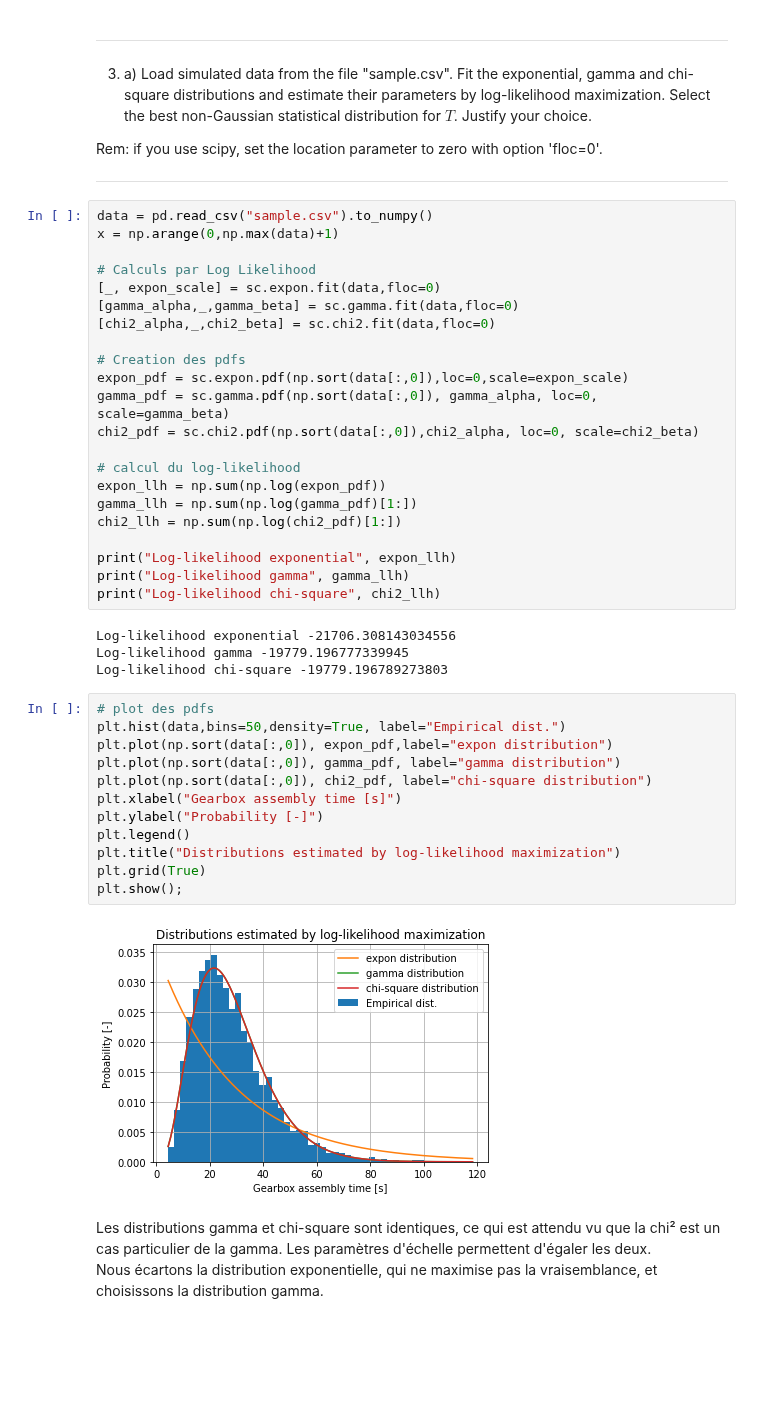
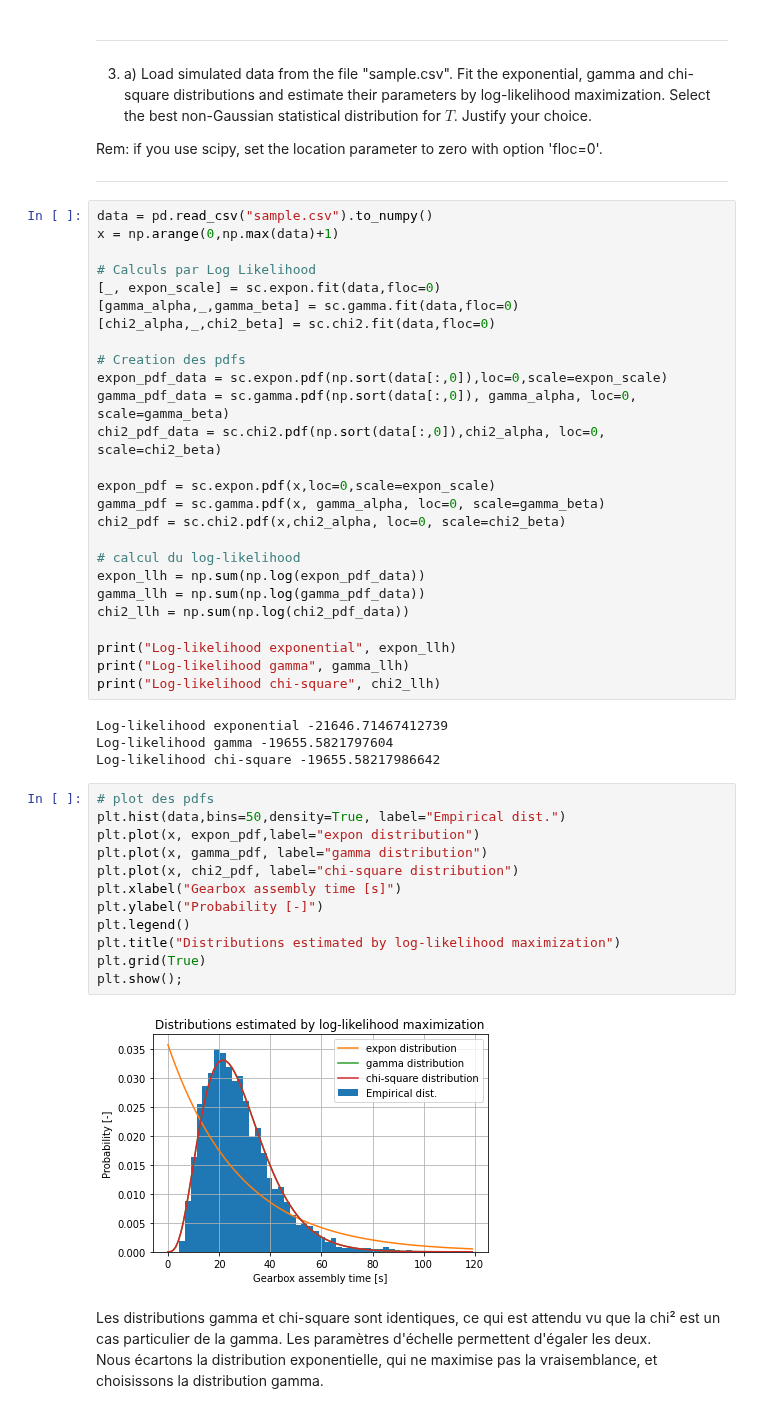
Before and after one commit to evandieren/Statistics-and-Data-Science-LEPL1109, a Jupyter notebook: HACKATHON 1/Hackathon1.ipynb, the cells around one changed output. Drawn from its saved outputs; the diff is of its cells as text; blank space fills up the shorter version.

Commit message:
YEET but now with data instead of x !

```diff
--- a/HACKATHON 1/Hackathon1.ipynb
+++ b/HACKATHON 1/Hackathon1.ipynb
@@ -144,36 +144,40 @@ x = np.arange(0,np.max(data)+1)
 [chi2_alpha,_,chi2_beta] = sc.chi2.fit(data,floc=0)
 
 # Creation des pdfs
-expon_pdf = sc.expon.pdf(np.sort(data[:,0]),loc=0,scale=expon_scale)
-gamma_pdf = sc.gamma.pdf(np.sort(data[:,0]), gamma_alpha, loc=0, scale=gamma_beta)
-chi2_pdf = sc.chi2.pdf(np.sort(data[:,0]),chi2_alpha, loc=0, scale=chi2_beta)
+expon_pdf_data = sc.expon.pdf(np.sort(data[:,0]),loc=0,scale=expon_scale)
+gamma_pdf_data = sc.gamma.pdf(np.sort(data[:,0]), gamma_alpha, loc=0, scale=gamma_beta)
+chi2_pdf_data = sc.chi2.pdf(np.sort(data[:,0]),chi2_alpha, loc=0, scale=chi2_beta)
+
+expon_pdf = sc.expon.pdf(x,loc=0,scale=expon_scale)
+gamma_pdf = sc.gamma.pdf(x, gamma_alpha, loc=0, scale=gamma_beta)
+chi2_pdf = sc.chi2.pdf(x,chi2_alpha, loc=0, scale=chi2_beta)
 
 # calcul du log-likelihood
-expon_llh = np.sum(np.log(expon_pdf))
-gamma_llh = np.sum(np.log(gamma_pdf)[1:])
-chi2_llh = np.sum(np.log(chi2_pdf)[1:])
+expon_llh = np.sum(np.log(expon_pdf_data))
+gamma_llh = np.sum(np.log(gamma_pdf_data))
+chi2_llh = np.sum(np.log(chi2_pdf_data))
 
 print("Log-likelihood exponential", expon_llh)
 print("Log-likelihood gamma", gamma_llh)
 print("Log-likelihood chi-square", chi2_llh)
 # %% [output]
-Log-likelihood exponential -21706.308143034556
-Log-likelihood gamma -19779.196777339945
-Log-likelihood chi-square -19779.196789273803
+Log-likelihood exponential -21646.71467412739
+Log-likelihood gamma -19655.5821797604
+Log-likelihood chi-square -19655.58217986642
 # %%
 # plot des pdfs
 plt.hist(data,bins=50,density=True, label="Empirical dist.")
-plt.plot(np.sort(data[:,0]), expon_pdf,label="expon distribution")
-plt.plot(np.sort(data[:,0]), gamma_pdf, label="gamma distribution")
-plt.plot(np.sort(data[:,0]), chi2_pdf, label="chi-square distribution")
+plt.plot(x, expon_pdf,label="expon distribution")
+plt.plot(x, gamma_pdf, label="gamma distribution")
+plt.plot(x, chi2_pdf, label="chi-square distribution")
 plt.xlabel("Gearbox assembly time [s]")
 plt.ylabel("Probability [-]")
 plt.legend()
 plt.title("Distributions estimated by log-likelihood maximization")
 plt.grid(True)
 plt.show();
 # %% [output]
-[figure, old version]
+[figure, new version]
 # %% [markdown]
 Les distributions gamma et chi-square sont identiques, ce qui est attendu vu que la chi² est un cas particulier de la gamma. Les paramètres d'échelle permettent d'égaler les deux.
 Nous écartons la distribution exponentielle, qui ne maximise pas la vraisemblance, et choisissons la distribution gamma.
```
Also changed, not shown: parts of 14 cells of this notebook, 1 other file.
